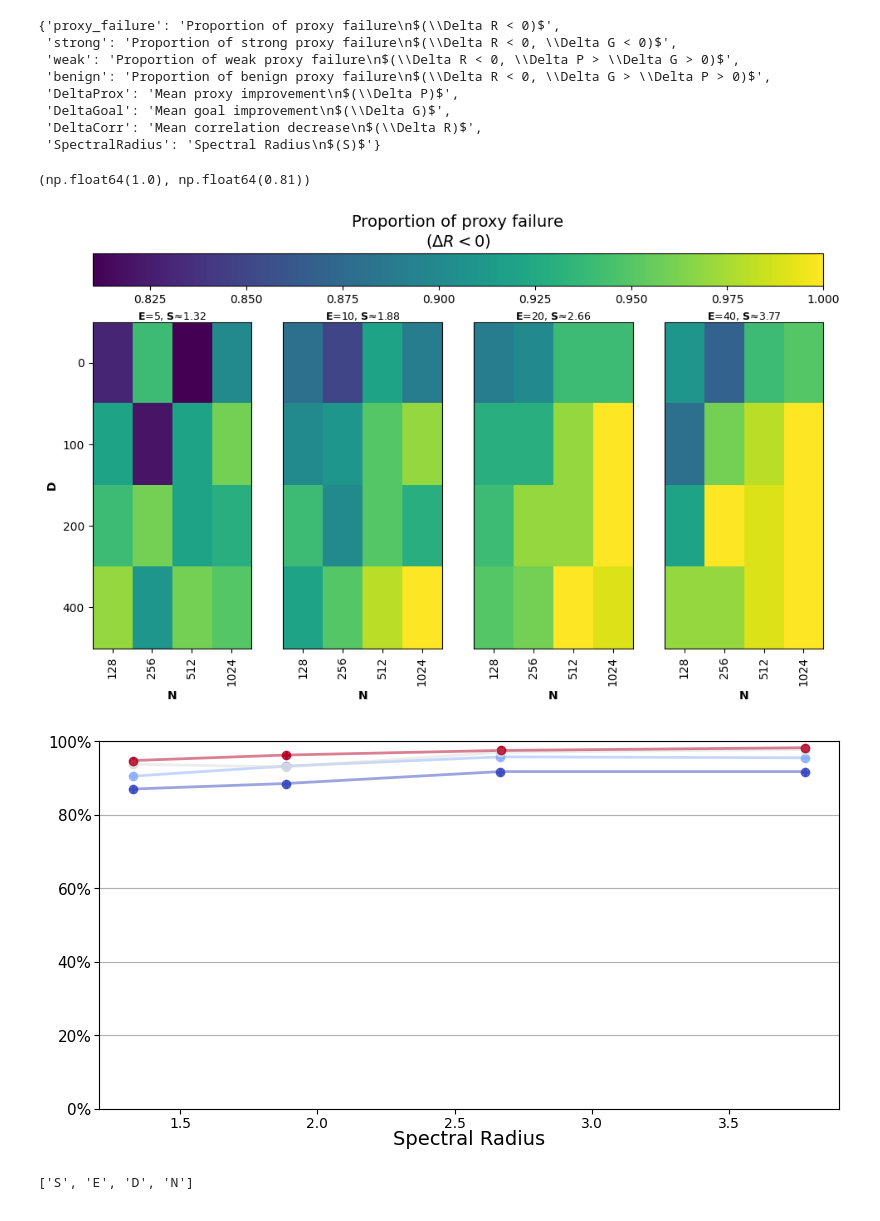
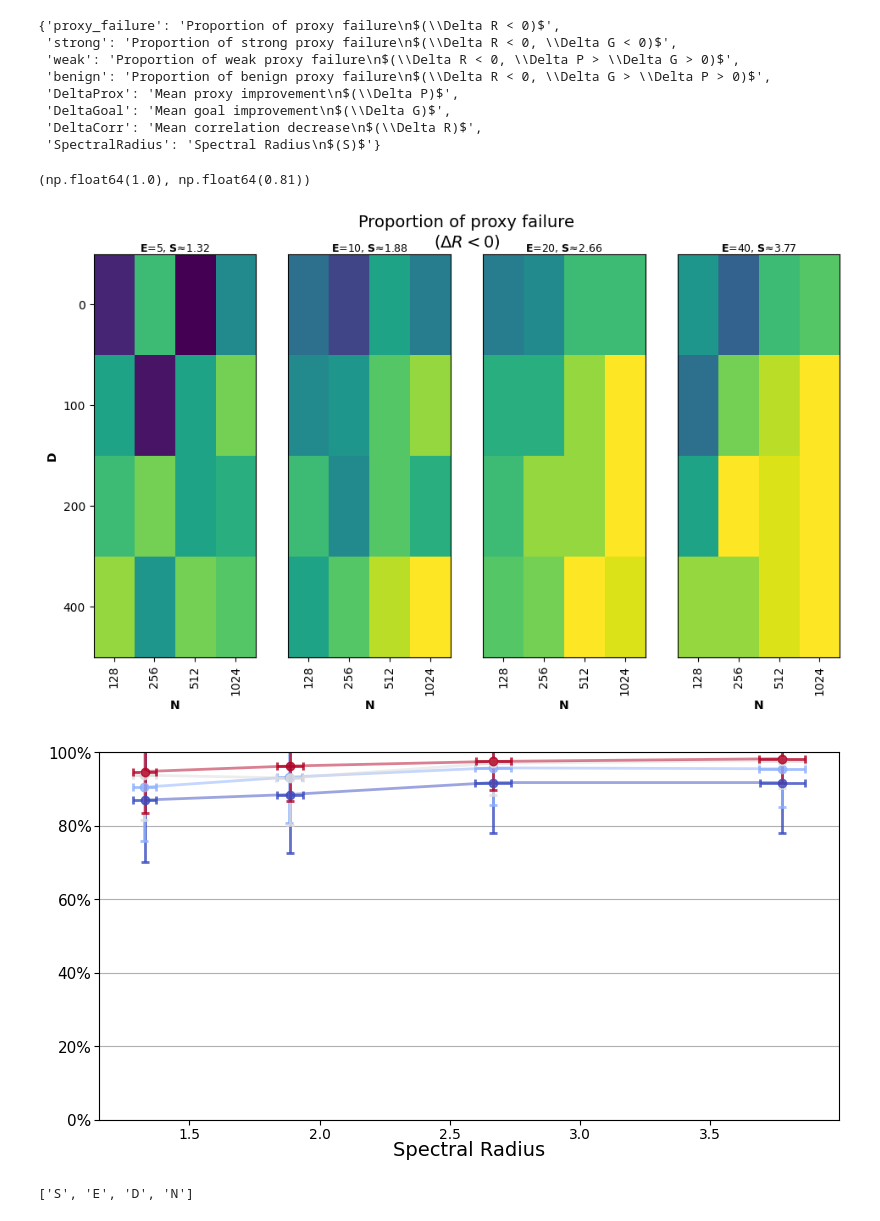
Before and after one commit to paulbanse/Proxy_General_Model, a Jupyter notebook: figures/figure4.ipynb, the cells around one changed output. Saved outputs shown, nothing was run; the diff lists cells and outputs as text; code cells hidden in the pictures.

```diff
--- a/figures/figure4.ipynb
+++ b/figures/figure4.ipynb
@@ -136,7 +136,7 @@ titles
  'DeltaCorr': 'Mean correlation decrease\n$(\\Delta R)$',
  'SpectralRadius': 'Spectral Radius\n$(S)$'}
 # %%
-def plot_heatMap(gsCro,fig, df, paramlist, option, Y_label = True, cmincmax = None, ratio = 10, hspace = None):
+def plot_heatMap(gsCro,fig, df, paramlist, option, Y_label = True, cmincmax = None, ratio = 10, hspace = None, cbar= True):
     ''' find all possible values of param1 and param2 in the dataframe df
         then for each combination of param1 and param2, make a scatter plot along the other two parameters
         and color the points according to param_for_color
@@ -152,9 +152,9 @@ def plot_heatMap(gsCro,fig, df, paramlist, option, Y_label = True, cmincmax = No
     ley = len(param2_values.tolist())
     cm = 1/2.54
     param_combinations = list(product(param1_values, param2_values))
-    outer = gridspec.GridSpecFromSubplotSpec(2,1, height_ratios=[1,ratio], subplot_spec=gsCro, hspace=hspace)
+    outer = gridspec.GridSpecFromSubplotSpec(1+1*cbar,1, height_ratios=[1] +cbar*[ratio], subplot_spec=gsCro, hspace=hspace)
 
-    gs00 = gridspec.GridSpecFromSubplotSpec(lex, ley, subplot_spec=outer[1])
+    gs00 = gridspec.GridSpecFromSubplotSpec(lex, ley, subplot_spec=outer[cbar])
     #search for the maximum and minimum of param_for_color
     param_range = range(len(param_combinations))
     axes = []
@@ -194,45 +194,49 @@ def plot_heatMap(gsCro,fig, df, paramlist, option, Y_label = True, cmincmax = No
             #ax.scatter(grouped[param3], grouped[param4], alpha = 0.7, color = plt.cm.viridis((grouped[param_for_color] - min_color) / (max_color - min_color)))
 
             ax.set_xticks([])
             ax.set_yticks([])
 
             if param2_values.tolist().index(p2) == 0 and Y_label :
                 ax.set_ylabel(param3, fontweight = 'bold')
                 ax.set_yticks([0,1,2,3],param3_values)
 
                 #ax.text(0.0, 1.08, r'$\mathbf{' + str(param1) + r'}$=' + str(p1) + ':', fontsize=12, horizontalalignment="Y_label", verticalalignment="center", transform=ax.transAxes)
                 if param1_values.tolist().index(p1) == 0:
                     ax.set_title(generate_line(param2, p2, s_val), fontsize = 9, loc='center', pad = -5)
             elif param1_values.tolist().index(p1) == 0:
                 ax.set_title(generate_line(param2, p2, s_val), fontsize = 9, loc='center', pad = -5)
             if param1_values.tolist().index(p1) == len(param1_values)-1:
                 ax.set_xlabel(param4, fontweight = 'bold')
                 ax.set_xticks([0,1,2,3],param4_values,rotation=90)
             ax.invert_yaxis()
 
 
 
 
-
-    # add a common colorbar between the maximum and minimum of param_for_color
-    sm = plt.cm.ScalarMappable(cmap=cmap, norm=plt.Normalize(vmin=cmin, vmax=cmax))
-    sm.set_array([])
-    cax =  fig.add_subplot(outer[0])
-    fig.add_axes(cax)
-    cbar = fig.colorbar(sm, cax=cax, orientation='horizontal')
-    cax.set_title(titles[option], fontsize = 14)
-    #cbar = fig.colorbar(sm, ax=axes.ravel().tolist(), orientation='vertical', pad = 500)
-
+    if cbar:
+        # add a common colorbar between the maximum and minimum of param_for_color
+        sm = plt.cm.ScalarMappable(cmap=cmap, norm=plt.Normalize(vmin=cmin, vmax=cmax))
+        sm.set_array([])
+        cax =  fig.add_subplot(outer[0])
+        fig.add_axes(cax)
+        cbar = fig.colorbar(sm, cax=cax, orientation='horizontal')
+        cax.set_title(titles[option], fontsize = 14)
+        #cbar = fig.colorbar(sm, ax=axes.ravel().tolist(), orientation='vertical', pad = 500)
+    else:
+        cax =  fig.add_subplot(outer[0])
+        cax.axis('off')
+        cax.set_title(titles[option], fontsize = 14, pad = 18)
+        a =1
     matplotlib.rcParams['pdf.fonttype'] = 42
     matplotlib.rcParams['ps.fonttype'] = 42
     return (np.max(Ms[option]), np.min(Ms[option]))
 
 fig = plt.figure(figsize=(25, 21))
 gs = gridspec.GridSpec(3, 2, figure=fig)
-plot_heatMap(gs[0,0], fig, df, param_list, "proxy_failure")
+plot_heatMap(gs[0,0], fig, df, param_list, "proxy_failure",cbar = False)
 # %% [output]
 (np.float64(1.0), np.float64(0.81))
-[figure, old version]
+[figure, new version]
 # %%
 def yAll(isDelta, ax):
     if isDelta:
@@ -330,6 +334,7 @@ def make_snake(gs,option, Y_label = True, little_dots = False, right = False):
 """
 
 def make_snake(gs,option, Y_label = True, little_dots = False, right = False):
+    n = n = len(df.loc[(df["D"] == df["D"].unique()[0]) & (df["spectral_radius"] == df["spectral_radius"].unique()[0])])
     k = option_list.index(option)
     ax = fig.add_subplot(gs)
     if right: # put y axis, ticks and label on the right
@@ -354,18 +359,22 @@ def make_snake(gs,option, Y_label = True, little_dots = False, right = False):
         color = plt.cm.coolwarm((d - mind) / (maxd - mind))
         Xes = df["spectral_radius"][df["D"] == d].groupby(df["E"])
         #compute standard error of the mean for Xes supposeing Xes is a proportion
-        Xerr = 0# np.sqrt(Xes.mean()*(1-Xes.mean())/len(Xes))
+        Xerr = Xes.std() / np.sqrt(n)
         Xmean  = Xes.mean()
         Yes = df[option][df["D"] == d].groupby(df["E"])
-        Yerr = 0# np.sqrt(Yes.mean()*(1-Yes.mean())/len(Yes))
+        if option in ["DeltaProx", "DeltaGoal", "DeltaCorr"]:
+            Yerr = Yes.std() / np.sqrt(n)
+        else:
+            Yerr = np.sqrt(Yes.mean()*(1-Yes.mean())/len(Yes))
         Ymean  = Yes.mean()
         plt.errorbar(Xmean, Ymean, xerr=Xerr, yerr=Yerr, fmt='o', color=color, alpha=0.8, label = "D="+str(d), linewidth = 2, capsize = 3, capthick = 2)
         plt.plot(Xmean, Ymean, color=color, alpha=0.5, linewidth = 2, linestyle = '-')
     if Y_label:
         yAll(isDelta, ax)
     elif not isDelta:
+        ax.set_yticks([0,0.2,0.4,0.6,0.8,1], ['0%','20%','40%','60%','80%','100%'], fontsize = 11)
+    #ax.legend(loc = (0,0), bbox_to_anchor=(1, 0, 0, 0.5))
 
-        ax.set_yticks([0,0.2,0.4,0.6,0.8,1], ['0%','20%','40%','60%','80%','100%'], fontsize = 11)
     ax.yaxis.grid(True)
     ax.xaxis.grid(False)
     ax.tick_params(axis='y', which='major', pad=2)
@@ -378,7 +387,7 @@ gs = gridspec.GridSpec(2, 2, height_ratios=(3,1), figure=fig)
 #plot_heatMap(gs[0,0], fig, df, param_list, "proxy_failure")
 make_snake(gs[1,0], "proxy_failure", little_dots=True, Y_label = False)
 # %% [output]
-[figure, old version]
+[figure, new version]
 # %%
 print(param_list)
 np.mean(Ms['DeltaGoal'][:,:,0,:])
```
Also changed, not shown: parts of 7 cells of this notebook, 2 other files.
